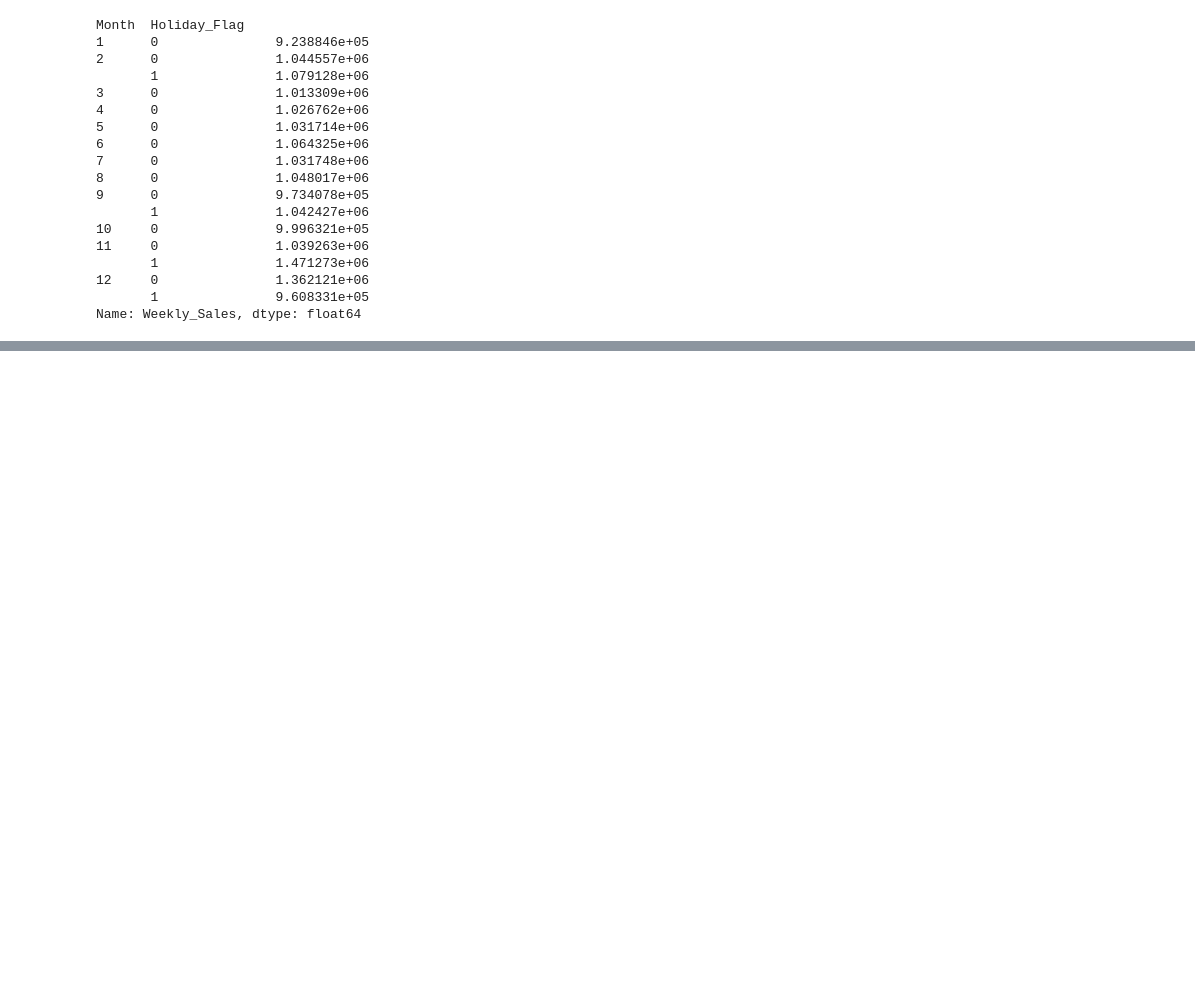
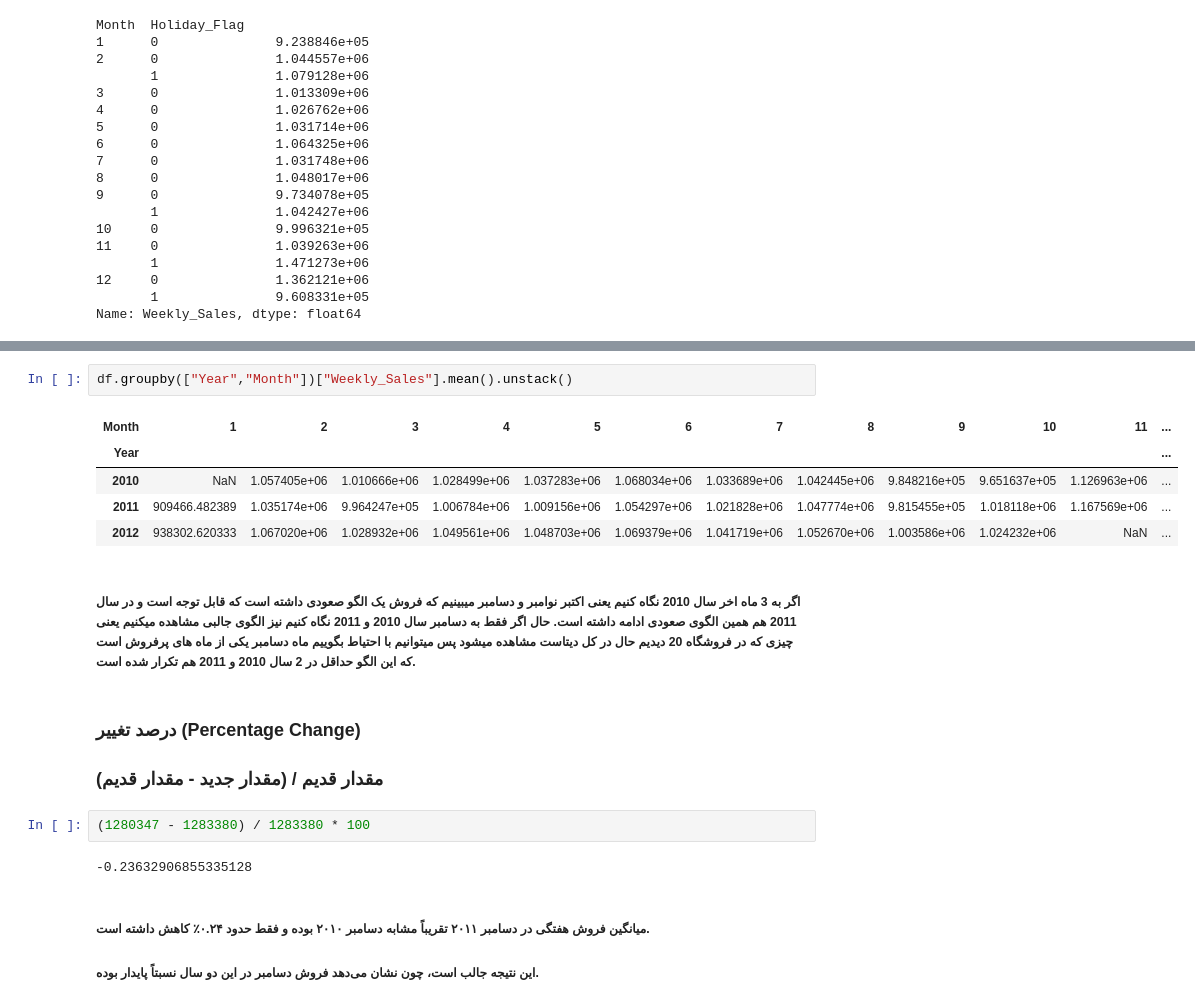
Before and after one commit to Osgooie/Walmart-Data-Analyze, a Jupyter notebook: notebooks/Walmart.ipynb, the cells around one changed output, grey strips where cells are left out. Cells and saved outputs as stored; diff of their text form; blank space fills up the shorter version.

```diff
--- a/notebooks/Walmart.ipynb
+++ b/notebooks/Walmart.ipynb
@@ -236,0 +423,21 @@ Name: Weekly_Sales, dtype: float64
+# %%
+df.groupby(["Year","Month"])["Weekly_Sales"].mean().unstack()
+# %% [output]
+| Month | 1 | 2 | 3 | 4 | 5 | 6 | 7 | 8 | 9 | 10 | 11 | ... |
+| Year |  |  |  |  |  |  |  |  |  |  |  | ... |
+| 2010 | NaN | 1.057405e+06 | 1.010666e+06 | 1.028499e+06 | 1.037283e+06 | 1.068034e+06 | 1.033689e+06 | 1.042445e+06 | 9.848216e+05 | 9.651637e+05 | 1.126963e+06 | ... |
+| 2011 | 909466.482389 | 1.035174e+06 | 9.964247e+05 | 1.006784e+06 | 1.009156e+06 | 1.054297e+06 | 1.021828e+06 | 1.047774e+06 | 9.815455e+05 | 1.018118e+06 | 1.167569e+06 | ... |
+| 2012 | 938302.620333 | 1.067020e+06 | 1.028932e+06 | 1.049561e+06 | 1.048703e+06 | 1.069379e+06 | 1.041719e+06 | 1.052670e+06 | 1.003586e+06 | 1.024232e+06 | NaN | ... |
+# %% [markdown]
+##### اگر به 3 ماه اخر سال 2010 نگاه کنیم یعنی اکتبر نوامبر و دسامبر میبینیم که فروش یک الگو صعودی داشته است که قابل توجه است و در سال 2011 هم همین الگوی صعودی ادامه داشته است. حال اگر فقط به دسامبر سال 2010 و 2011 نگاه کنیم نیز الگوی جالبی مشاهده میکنیم یعنی چیزی که در فروشگاه 20 دیدیم حال در کل دیتاست مشاهده میشود پس میتوانیم با احتیاط بگوییم ماه دسامبر یکی از ماه های پرفروش است که این الگو حداقل در 2 سال 2010 و 2011 هم تکرار شده است.
+# %% [markdown]
+### درصد تغییر (Percentage Change)
+### (مقدار جدید - مقدار قدیم) / مقدار قدیم
+# %%
+(1280347 - 1283380) / 1283380 * 100
+# %% [output]
+-0.23632906855335128
+# %% [markdown]
+##### میانگین فروش هفتگی در دسامبر ۲۰۱۱ تقریباً مشابه دسامبر ۲۰۱۰ بوده و فقط حدود ۰.۲۴٪ کاهش داشته است.
+
+##### این نتیجه جالب است، چون نشان می‌دهد فروش دسامبر در این دو سال نسبتاً پایدار بوده.
```
Also changed, not shown: parts of 16 cells of this notebook.
